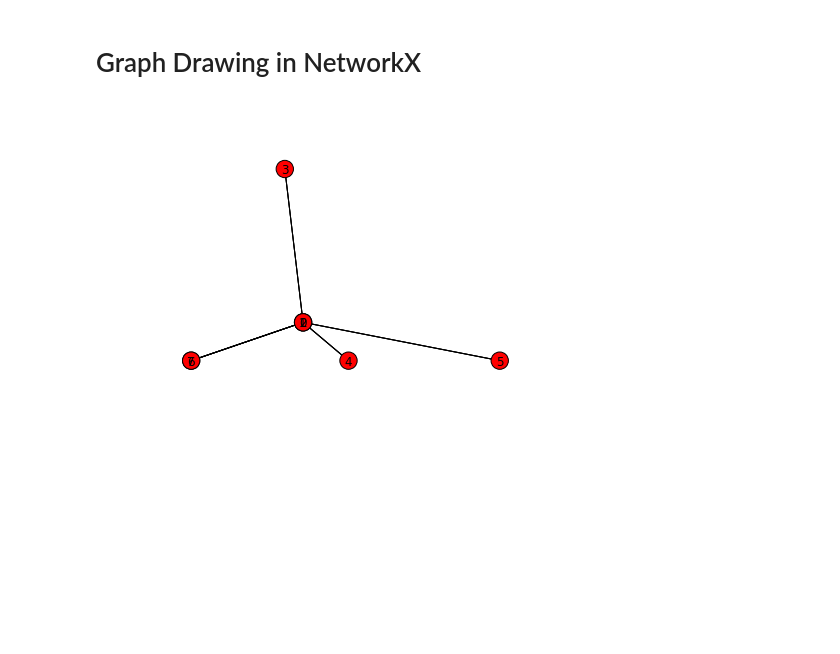
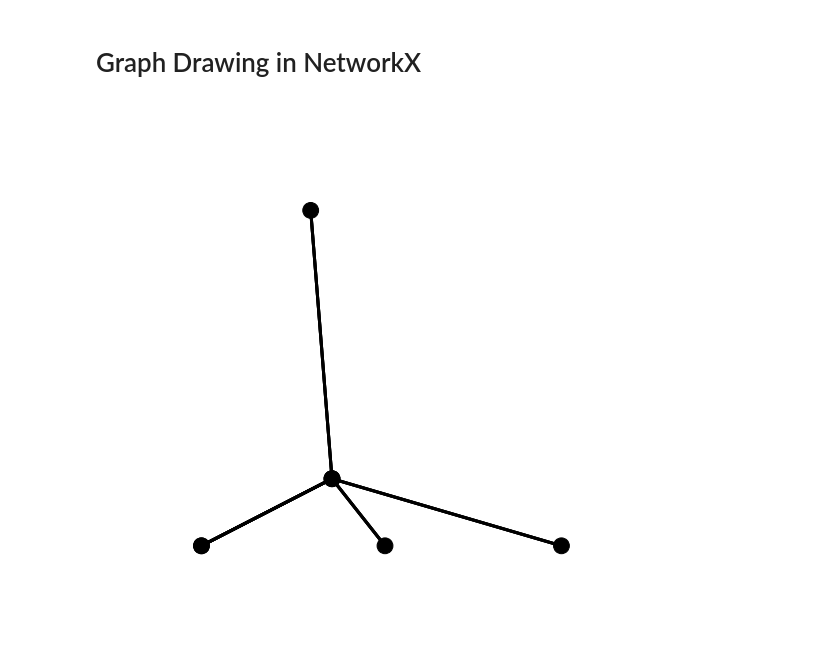
Before and after one commit to MHenderson/graph-drawing, a Jupyter notebook: networkx-drawing-notebook.ipynb, the cells around one changed output. Drawn from its saved outputs; the diff is of its cells as text; code cells hidden in the pictures; blank space fills up the shorter version.

Commit message:
Textbook styling of graphs.

```diff
--- a/networkx-drawing-notebook.ipynb
+++ b/networkx-drawing-notebook.ipynb
@@ -3,12 +3,22 @@
 # %%
 import random
 random.seed(0)
+
+pylab.rcParams['figure.figsize'] = 7, 7
 # %%
 import networkx as nx
 # %%
 K_3_5 = nx.complete_bipartite_graph(3,5)
+
+options = {
+           'with_labels':False,
+           'node_color': 'black',
+           'node_size': 250,
+           'width':3,
+           }
 pos = nx.spectral_layout(K_3_5)
-nx.draw(K_3_5, pos)
+
+nx.draw(K_3_5, pos, **options)
 # %% [output]
-[figure, old version]
+[figure, new version]
 # %%
```
Also changed, not shown: parts of 12 cells of this notebook.
